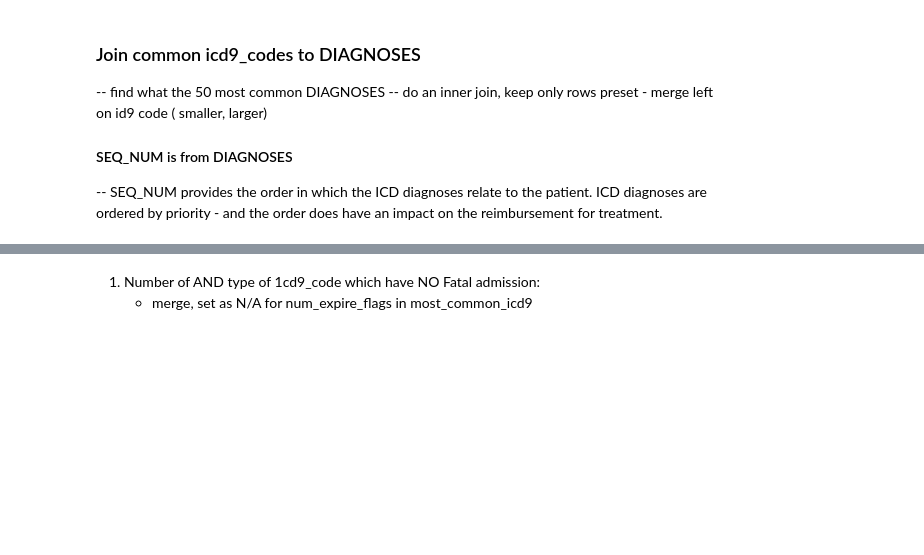
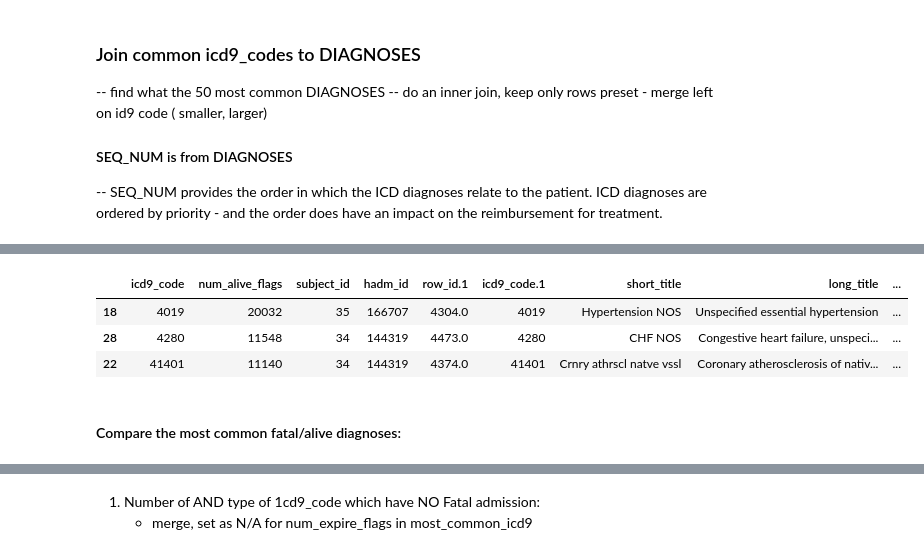
Before and after one commit to billiescodes/mortality_in_ICU, a Jupyter notebook: 01_ExploratoryAnalysis.ipynb, the cells around one changed output, grey strips where cells are left out. Saved outputs shown, nothing was run; the diff lists cells and outputs as text; code cells hidden in the pictures; blank space fills up the shorter version.

```diff
--- a/01_ExploratoryAnalysis.ipynb
+++ b/01_ExploratoryAnalysis.ipynb
@@ -765,8 +822,15 @@ tmp_alive =(merged_MOSTCOMMONalive
 # %%
 cols2 = ['Hypertension' , 'Congestive heart failure','Coronary artery disease', 'Hyperlipidemia',
          'Atrial fibrillation', 'Kidney failure', 'Acid Reflux', 'Diabetes', 'Anemia',
        'Hepatitis vaccine']
-mylist2 = pd.Series(cols)
+mylist2 = pd.Series(cols2)
 mylist2.values
 tmp_alive['common'] = mylist2.values
-tmp_alive
+tmp_alive[:3]
+# %% [output]
+|  | icd9_code | num_alive_flags | subject_id | hadm_id | row_id.1 | icd9_code.1 | short_title | long_title | ... |
+| 18 | 4019 | 20032 | 35 | 166707 | 4304.0 | 4019 | Hypertension NOS | Unspecified essential hypertension | ... |
+| 28 | 4280 | 11548 | 34 | 144319 | 4473.0 | 4280 | CHF NOS | Congestive heart failure, unspeci... | ... |
+| 22 | 41401 | 11140 | 34 | 144319 | 4374.0 | 41401 | Crnry athrscl natve vssl | Coronary atherosclerosis of nativ... | ... |
+# %% [markdown]
+#### Compare the most common fatal/alive diagnoses:
```
Also changed, not shown: parts of 25 cells of this notebook, 1 other file.
